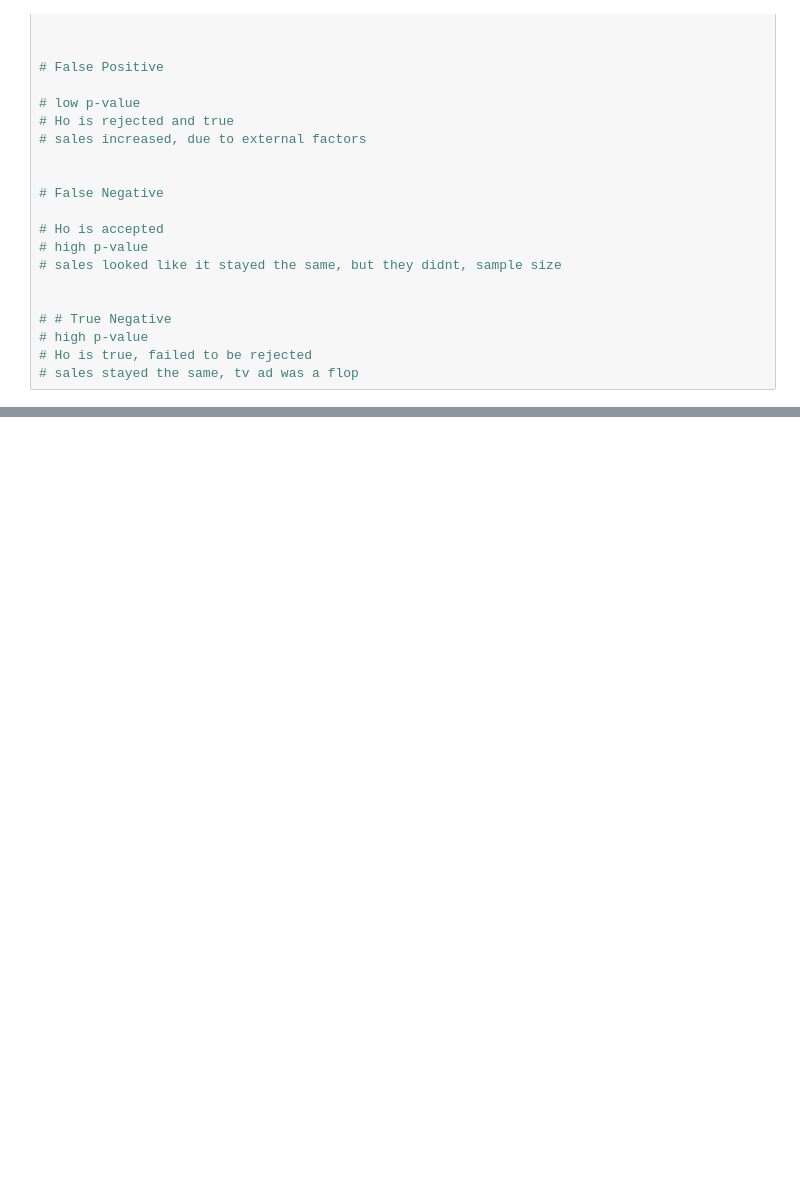
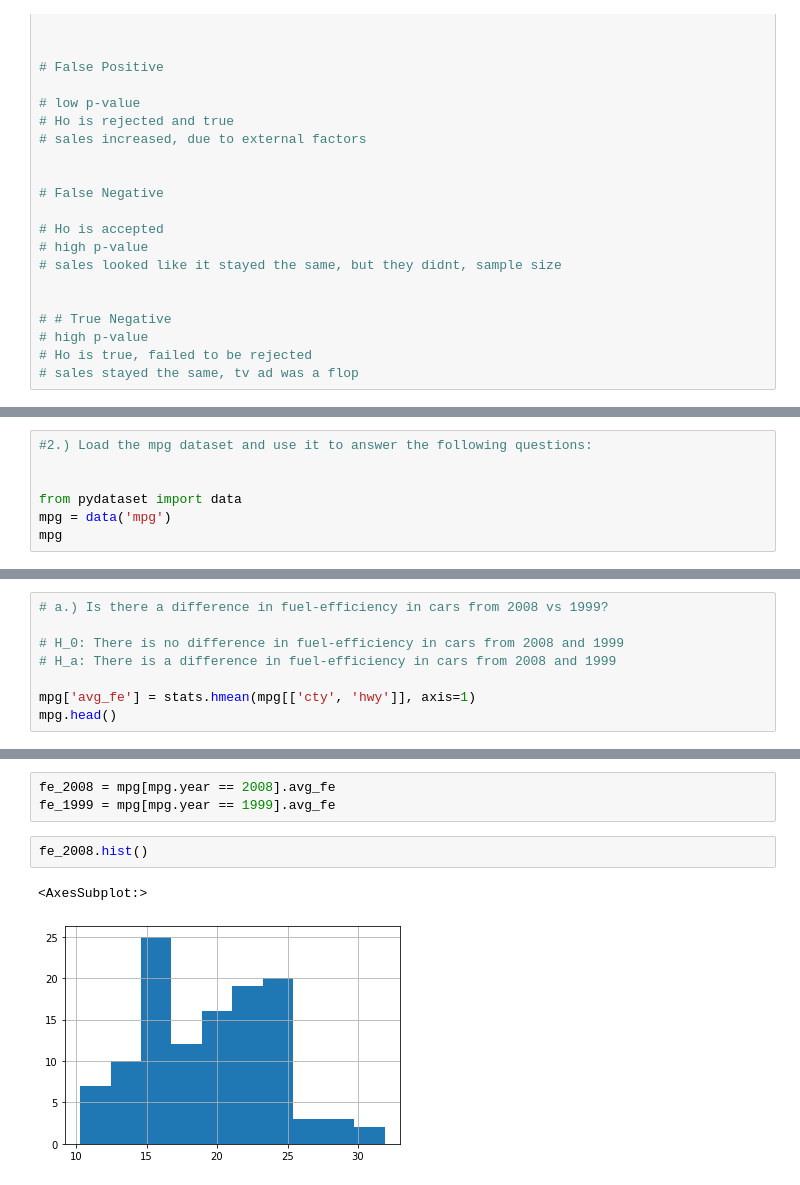
Before and after one commit to BManoff/statistics-exercises, a Jupyter notebook: hypothesis_testing.ipynb, the cells around one changed output, grey strips where cells are left out. Drawn from its saved outputs; the diff is of its cells as text; blank space fills up the shorter version.

```diff
--- a/hypothesis_testing.ipynb
+++ b/hypothesis_testing.ipynb
@@ -102,0 +148,7 @@
+# %%
+#2.) Load the mpg dataset and use it to answer the following questions:
+
+
+from pydataset import data
+mpg = data('mpg')
+mpg
@@ -102,0 +169,8 @@
+# %%
+# a.) Is there a difference in fuel-efficiency in cars from 2008 vs 1999?
+
+# H_0: There is no difference in fuel-efficiency in cars from 2008 and 1999
+# H_a: There is a difference in fuel-efficiency in cars from 2008 and 1999
+
+mpg['avg_fe'] = stats.hmean(mpg[['cty', 'hwy']], axis=1)
+mpg.head()
@@ -102,0 +184,8 @@
+# %%
+fe_2008 = mpg[mpg.year == 2008].avg_fe
+fe_1999 = mpg[mpg.year == 1999].avg_fe
+# %%
+fe_2008.hist()
+# %% [output]
+<AxesSubplot:>
+[figure, added]
```
Also changed, not shown: parts of 49 cells of this notebook, 2 other files.
